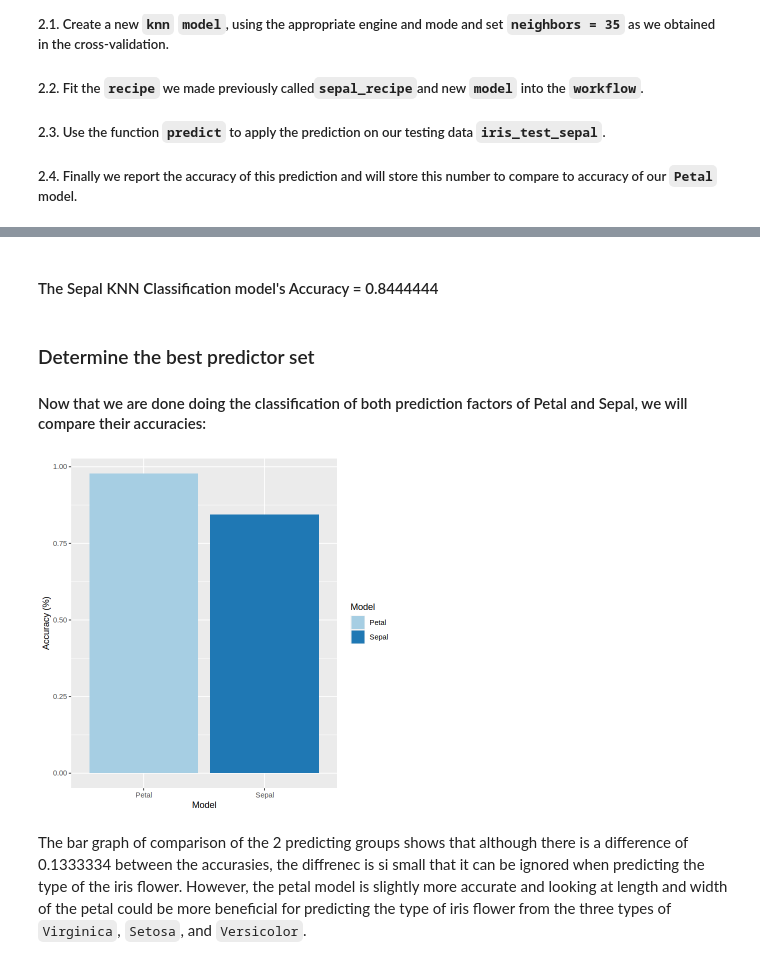
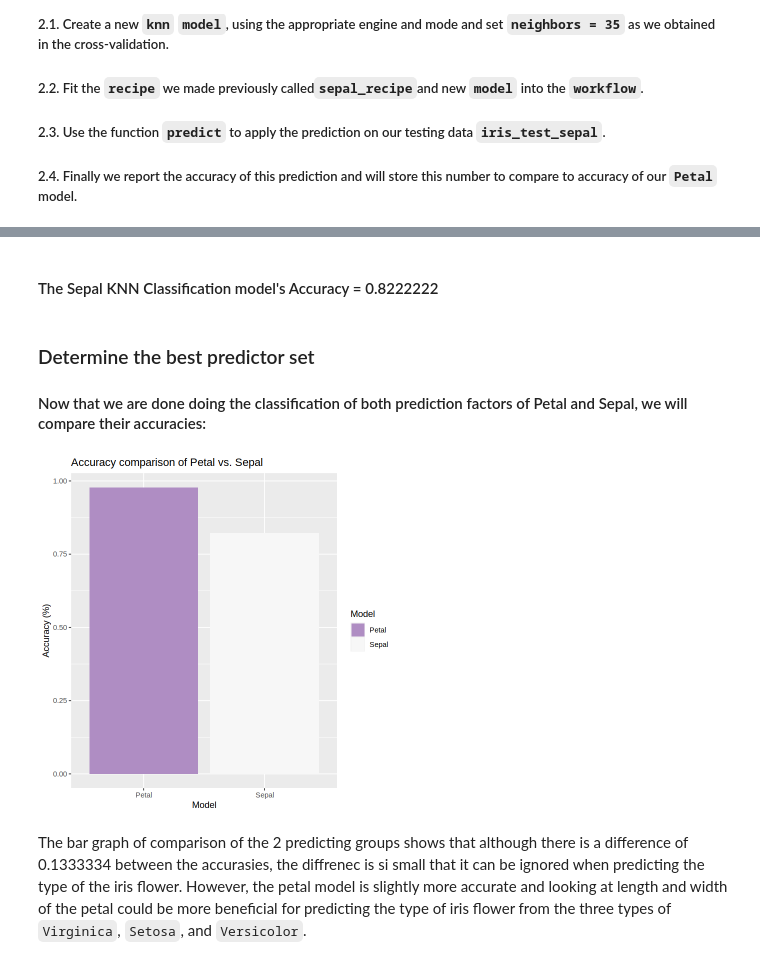
Before and after one commit to chilux00/dsci100-004-15, a Jupyter notebook: iris_prediction.ipynb, the cells around one changed output, grey strips where cells are left out. Drawn from its saved outputs; the diff is of its cells as text; code cells hidden in the pictures.

```diff
--- a/iris_prediction.ipynb
+++ b/iris_prediction.ipynb
@@ -510,7 +528,7 @@ A tibble: 6 × 7
 ##### 2.4. Finally we report the accuracy of this prediction and will store this number to compare to accuracy of our `Petal` model.
 # %%
 #2.1
-sepal_final_spec <- nearest_neighbor (weight_func = "rectangular", neighbors = 55)|>
+sepal_final_spec <- nearest_neighbor (weight_func = "rectangular", neighbors = 63)|>
     set_engine("kknn") |>
     set_mode("classification")
 
@@ -566,30 +584,32 @@ A tibble: 1 × 3
 # %% [markdown]
-#### The Sepal KNN Classification model's Accuracy = 0.8444444
+#### The Sepal KNN Classification model's Accuracy = 0.8222222
 # %% [markdown]
 ### Determine the best predictor set
 #### Now that we are done doing the classification of both prediction factors of Petal and Sepal, we will compare their accuracies:
 # %%
 options(repr.plot.height = 6, repr.plot.width = 6)
+iris_colors <- c("Sepal" = "#006400", "Petal" = "#4B0082" )
 #select only the accuracies column
 petal_accuracy <- petal_accuracy |>
 select (.estimate)
 sepal_accuracy <- sepal_accuracy |>
 select (.estimate)
 
 #Create a tibble of accuracies of 3 models
 accuracies_comparison <- tibble (model = c("Petal", "Sepal"),
                                  accuracy = c(petal_accuracy, sepal_accuracy))
 
 #visualize the comparison of 3 model's accuracies
 model_comparison_plot <- accuracies_comparison |>
 ggplot (aes(x = model, y = as.numeric(accuracy), fill = model)) +
 geom_bar (stat = "identity") +
 labs (x = "Model", y = "Accuracy (%)", fill = "Model") +
-scale_fill_brewer (palette = "Paired" )
+ggtitle("Accuracy comparison of Petal vs. Sepal")+
+scale_fill_brewer (palette = "PRGn" )
 
 model_comparison_plot
 # %% [output]
-[figure, old version]
+[figure, new version]
 # %% [markdown]
 The bar graph of comparison of the 2 predicting groups shows that although there is a difference of 0.1333334 between the accurasies, the diffrenec is si small that it can be ignored when predicting the type of the iris flower. However, the petal model is slightly more accurate and looking at length and width of the petal could be more beneficial for predicting the type of iris flower from the three types of `Virginica`, `Setosa`, and `Versicolor`.
 # %% [markdown]
```
Also changed, not shown: parts of 10 cells of this notebook, 1 other file.
